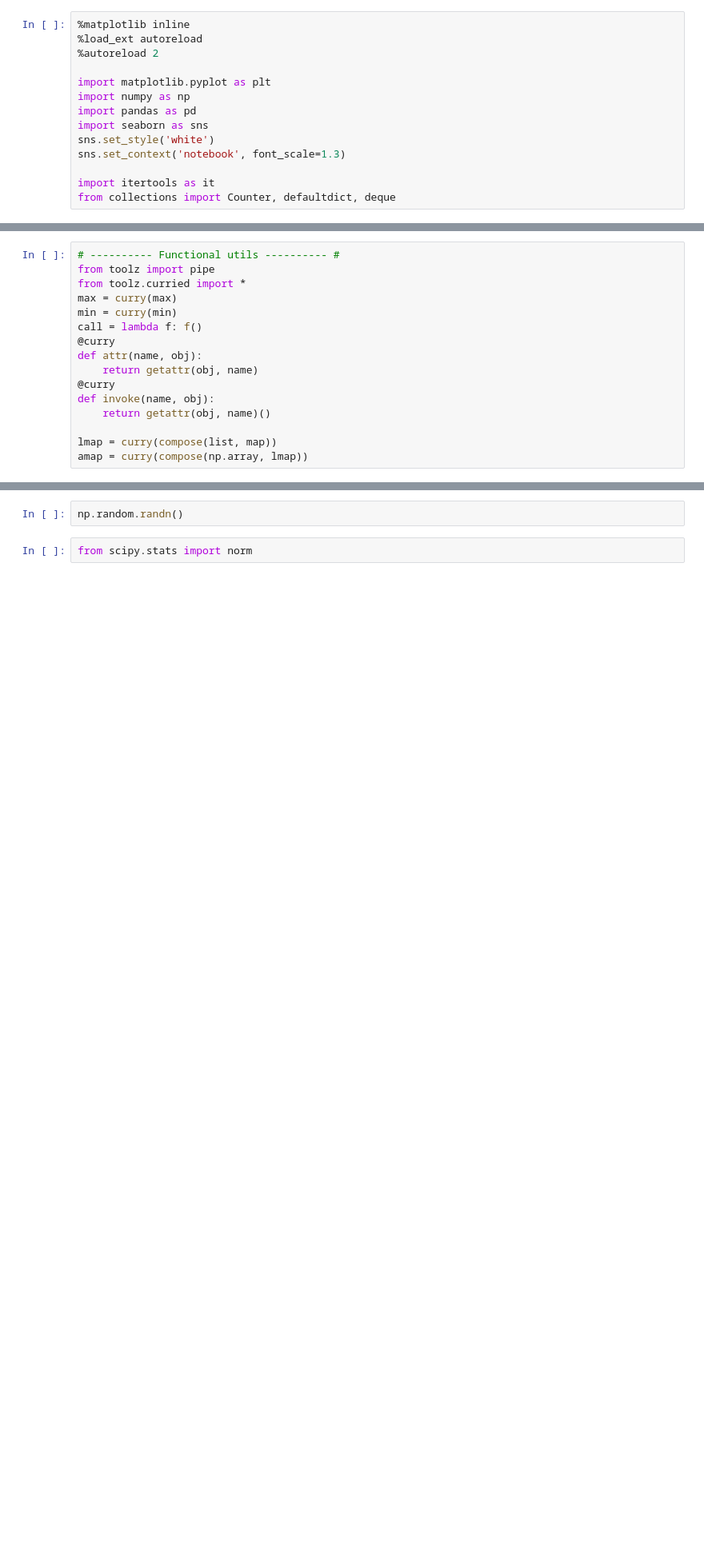
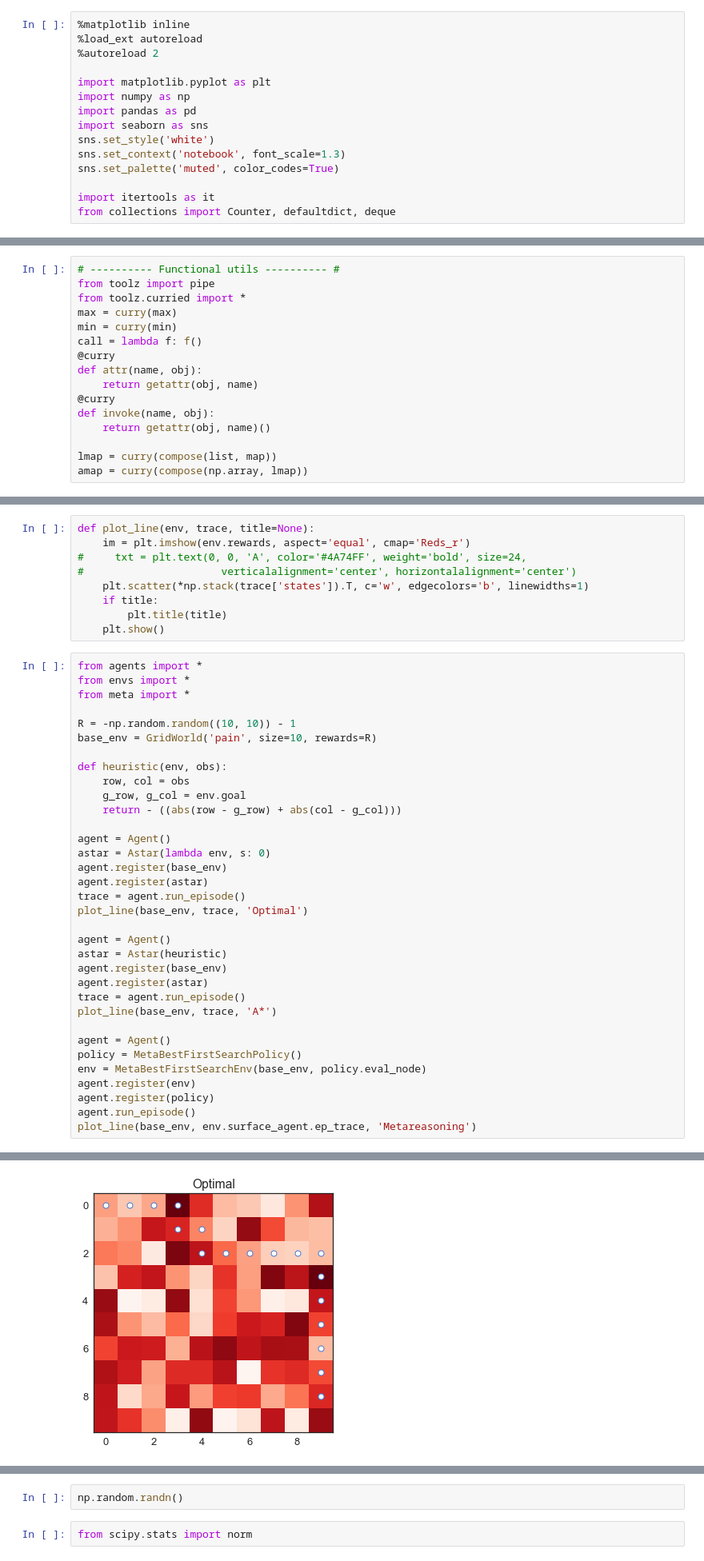
Before and after one commit to fredcallaway/gymrats, a Jupyter notebook: scratch.ipynb, the cells around one changed output, grey strips where cells are left out. Shown: that part at 80% size. Saved outputs shown, nothing was run; the diff lists cells and outputs as text; blank space fills up the shorter version.

```diff
--- a/scratch.ipynb
+++ b/scratch.ipynb
@@ -9,6 +9,7 @@ import pandas as pd
 import seaborn as sns
 sns.set_style('white')
 sns.set_context('notebook', font_scale=1.3)
+sns.set_palette('muted', color_codes=True)
 
 import itertools as it
 from collections import Counter, defaultdict, deque
@@ -118,0 +151,44 @@ anim
+# %%
+def plot_line(env, trace, title=None):
+    im = plt.imshow(env.rewards, aspect='equal', cmap='Reds_r')
+#     txt = plt.text(0, 0, 'A', color='#4A74FF', weight='bold', size=24,
+#                      verticalalignment='center', horizontalalignment='center')
+    plt.scatter(*np.stack(trace['states']).T, c='w', edgecolors='b', linewidths=1)
+    if title:
+        plt.title(title)
+    plt.show()
+# %%
+from agents import *
+from envs import *
+from meta import *
+
+R = -np.random.random((10, 10)) - 1
+base_env = GridWorld('pain', size=10, rewards=R)
+
+def heuristic(env, obs):
+    row, col = obs
+    g_row, g_col = env.goal
+    return - ((abs(row - g_row) + abs(col - g_col)))
+
+agent = Agent()
+astar = Astar(lambda env, s: 0)
+agent.register(base_env)
+agent.register(astar)
+trace = agent.run_episode()
+plot_line(base_env, trace, 'Optimal')
+
+agent = Agent()
+astar = Astar(heuristic)
+agent.register(base_env)
+agent.register(astar)
+trace = agent.run_episode()
+plot_line(base_env, trace, 'A*')
+
+agent = Agent()
+policy = MetaBestFirstSearchPolicy()
+env = MetaBestFirstSearchEnv(base_env, policy.eval_node)
+agent.register(env)
+agent.register(policy)
+agent.run_episode()
+plot_line(base_env, env.surface_agent.ep_trace, 'Metareasoning')
+# %% [output]
@@ -118,0 +196 @@ anim
+[figure, added]
```
Also changed, not shown: parts of 18 cells of this notebook, 4 other files.
